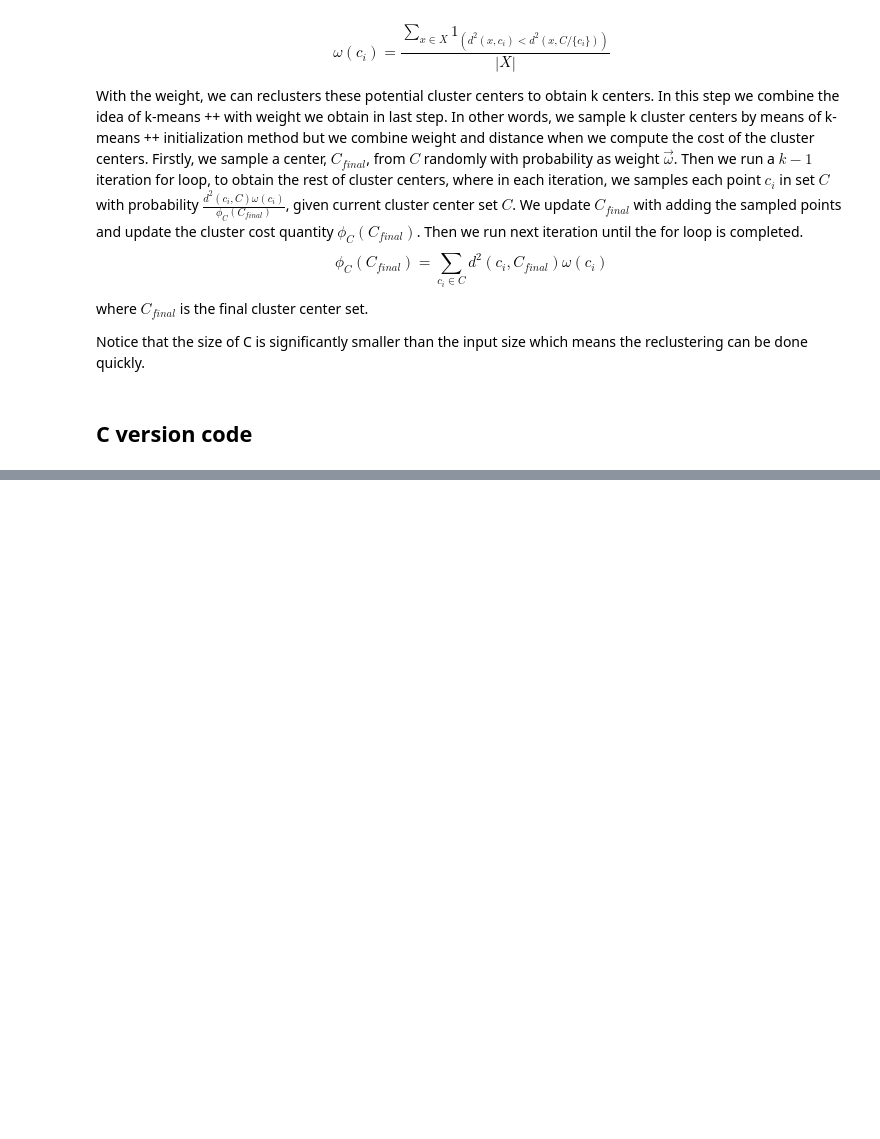
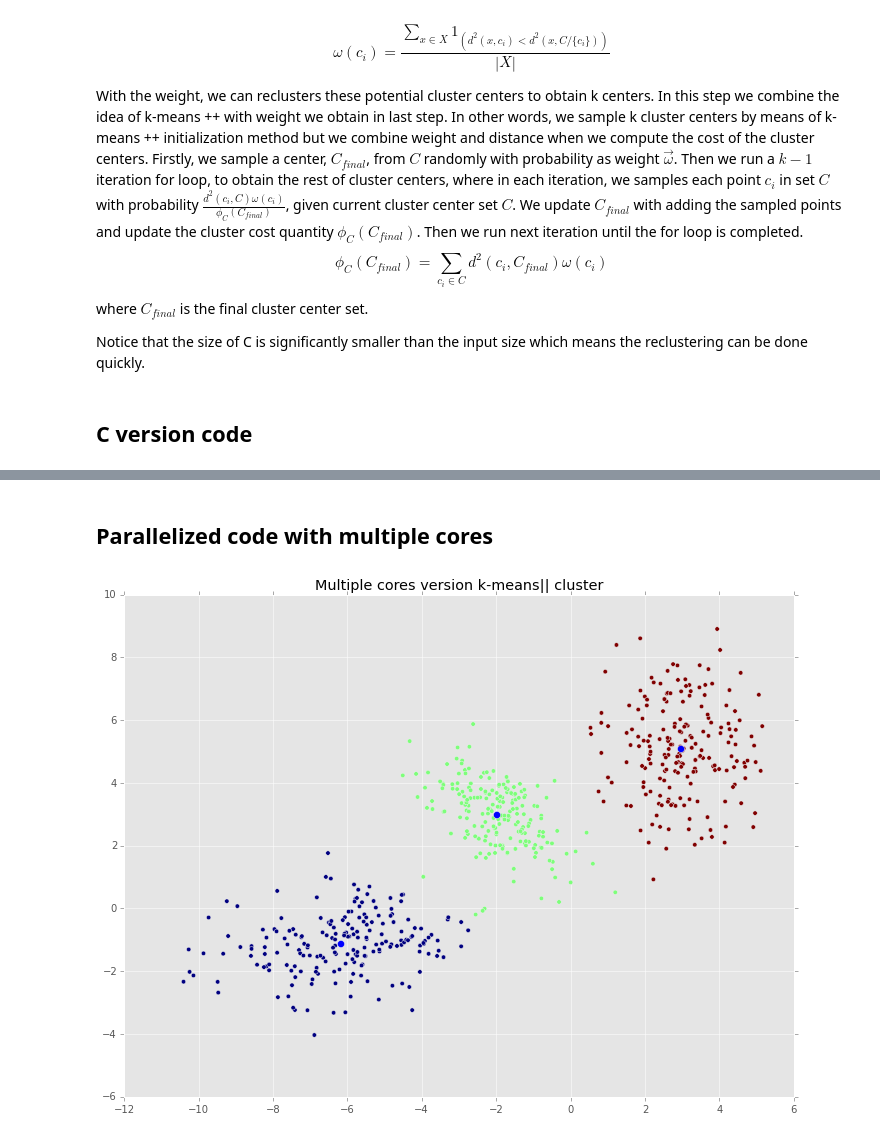
Before and after one commit to YuhaoLiang/STA663-Final_Project, a Jupyter notebook: Main.ipynb, the cells around one changed output, grey strips where cells are left out. Drawn from its saved outputs; the diff is of its cells as text; code cells hidden in the pictures; blank space fills up the shorter version.

Commit message:
Add multiple processing code

```diff
--- a/Main.ipynb
+++ b/Main.ipynb
@@ -258,0 +259,2 @@ plt.title("C version k-means|| cluster");
+# %% [markdown]
+## Parallelized code with multiple cores
@@ -258,0 +348,9 @@ plt.title("C version k-means|| cluster");
+# %%
+km_mc = KmeansParallel_mc(n_clusters = k, data = data, l = 2*k);
+# %%
+plt.figure(figsize=(12, 9));
+plt.scatter(df.X,df.Y,c=km_mc.labels_);
+plt.scatter(km_mc.cluster_centers_[:,0],km_mc.cluster_centers_[:,1],marker='o',s=50);
+plt.title("Multiple cores version k-means|| cluster");
+# %% [output]
+[figure, added]
```
Also changed, not shown: parts of 5 cells of this notebook.
